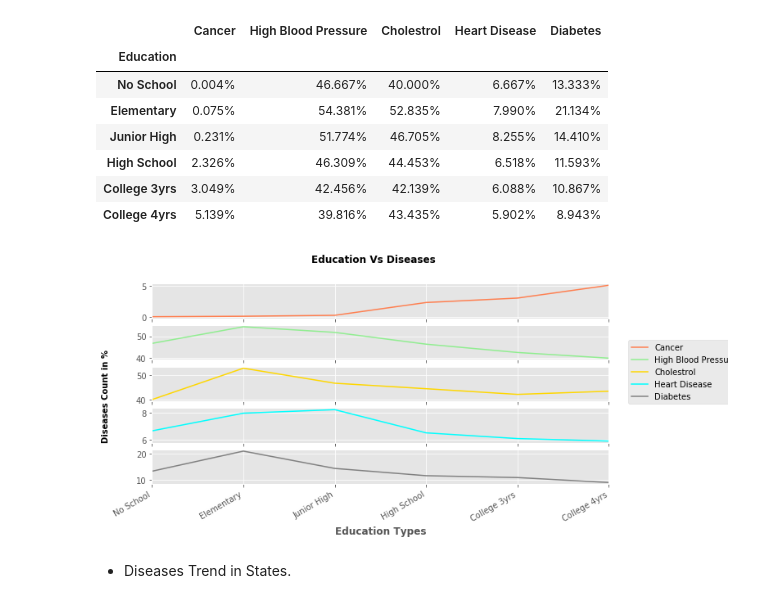
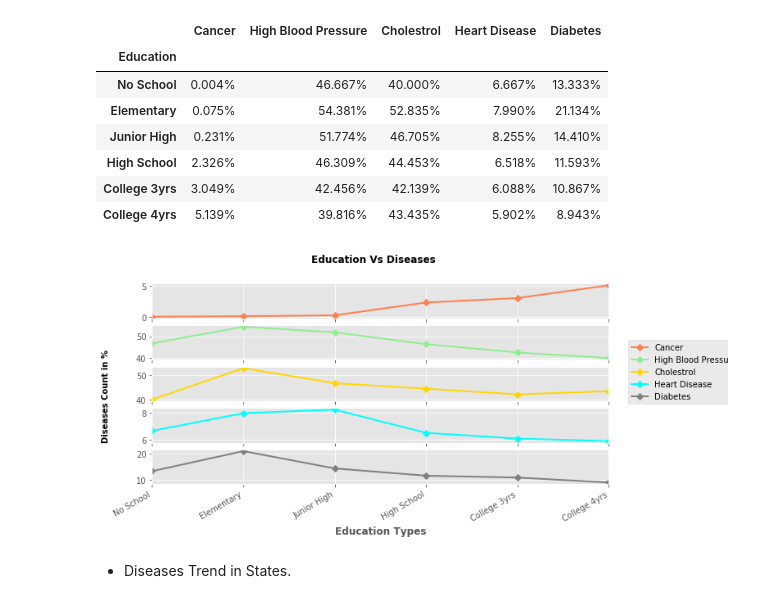
Before and after one commit to ic2019/groupb_project1, a Jupyter notebook: behavior_analysis.ipynb, the cells around one changed output. Cells and saved outputs as stored; diff of their text form; code cells hidden in the pictures.

```diff
--- a/behavior_analysis.ipynb
+++ b/behavior_analysis.ipynb
@@ -63,6 +74,9 @@ heart_count = len(behavior_data[behavior_data["Heart Disease"] == 'Yes'])
 # %%
 # Setting a color scheme
-color_values = { "High BP": "Coral" , "Cancer" : "lightgreen", "Cholestrol" : "gold" , "Heart" : "Cyan" , "Diabetes":"Grey"}
+# color_values = { "High BP": "Coral" , "Cancer" : "lightgreen", "Cholestrol" : "gold" , "Heart" : "Cyan" , "Diabetes":"Grey"}
+color_values = [ "Coral" , "lightgreen",  "gold" , "Cyan" , "Grey"]
+marker = itertools.cycle(('d', '+', 's', 'o', '*'))
+ls = itertools.cycle(('-', '--', '-.', ':', '-'))
 # %% [markdown]
 #### Impact of Habits on Weight
 # %%
@@ -226,19 +240,15 @@ education_final_formatted
 # %%
 # Plotting the chart
 fig, ax = plt.subplots(figsize=(10, 5))
-p1 = education_final.plot(ax=ax, subplots=True , sharex=True, colors = ["Coral", "lightgreen", "gold", "Cyan", "grey"], legend=False)
+p1 = education_final.plot(ax=ax, subplots=True , sharex=True, colors = color_values, legend=False ,marker ="D", ls="-" ,lw=2)
 plt.xlabel("Education Types" ,fontweight = "bold", fontsize="large")
-#p1.set_ylabel("Diseases Count in %", fontweight = "bold", fontsize="large")
-#p1.set_title("Education Vs Diseases", fontweight="bold", fontsize="large")
-#p1.set_ylim(-1,60)
-#p1.set_yticks(np.arange(0,65,5))
 fig.suptitle("Education Vs Diseases", fontweight="bold", fontsize="large")
 plt.figlegend(labels = education_final.columns , loc='best', bbox_to_anchor=(1.1,  0.7) )
 fig.text(0.04, 0.5, 'Diseases Count in %', va='center', rotation='vertical', fontweight="bold")
 fig.savefig("./Images/data_analysis/education_diseases.png")
 plt.show()
 # %% [output]
-[figure, old version]
+[figure, new version]
 # %% [markdown]
 * Diseases Trend in States.
 # %%
```
Also changed, not shown: parts of 8 cells of this notebook, 5 other files.
